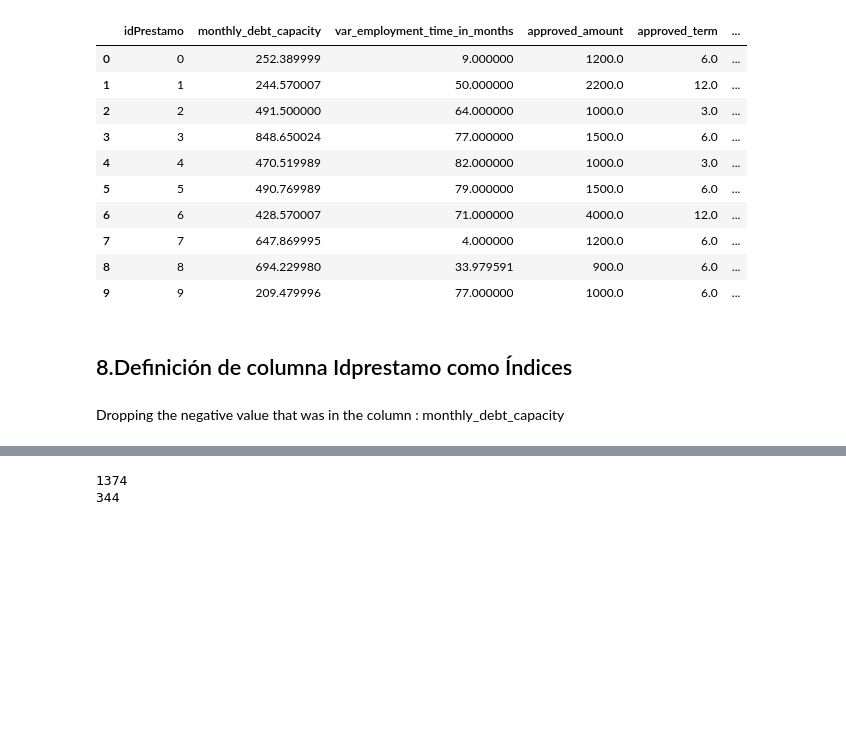
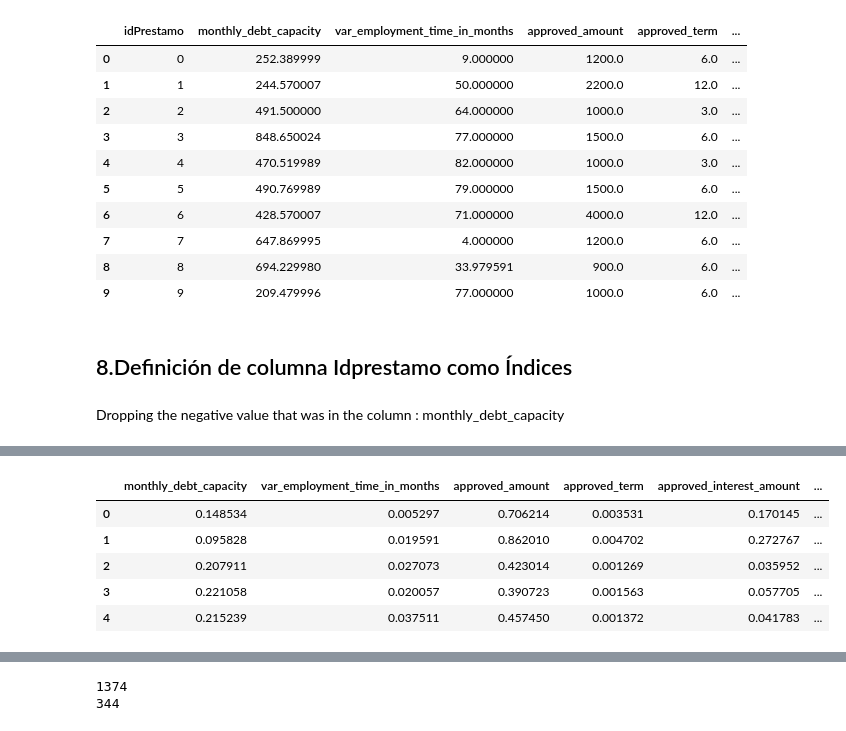
Before and after one commit to AbrahamG20/TPMachineLearning, a Jupyter notebook: TP_Machine_Learning.ipynb, the cells around one changed output, grey strips where cells are left out. Saved outputs shown, nothing was run; the diff lists cells and outputs as text; code cells hidden in the pictures; blank space fills up the shorter version.

```diff
--- a/TP_Machine_Learning.ipynb
+++ b/TP_Machine_Learning.ipynb
@@ -255,6 +254,19 @@ x_df[x_df["monthly_debt_capacity"]<0]
 # %% [output]
 |  | monthly_debt_capacity | var_employment_time_in_months | approved_amount | approved_term | approved_interest_amount | ... |
 | idPrestamo |  |  |  |  |  | ... |
+# %%
+normalizer = preprocessing.Normalizer().fit(x_df)
+test =normalizer.transform(x_df)
+columnsDF = x_df.columns
+x_df = pd.DataFrame(data = test, columns = columnsDF)
+x_df.head()
+# %% [output]
+|  | monthly_debt_capacity | var_employment_time_in_months | approved_amount | approved_term | approved_interest_amount | ... |
+| 0 | 0.148534 | 0.005297 | 0.706214 | 0.003531 | 0.170145 | ... |
+| 1 | 0.095828 | 0.019591 | 0.862010 | 0.004702 | 0.272767 | ... |
+| 2 | 0.207911 | 0.027073 | 0.423014 | 0.001269 | 0.035952 | ... |
+| 3 | 0.221058 | 0.020057 | 0.390723 | 0.001563 | 0.057705 | ... |
+| 4 | 0.215239 | 0.037511 | 0.457450 | 0.001372 | 0.041783 | ... |
 # %%
 x_df["monthly_debt_capacity"].plot(kind='box', subplots=True)
 # %% [output]
```
Also changed, not shown: parts of 18 cells of this notebook.
